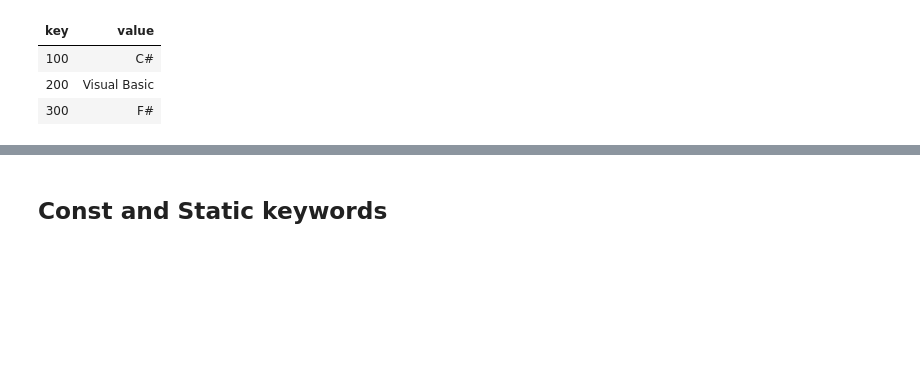
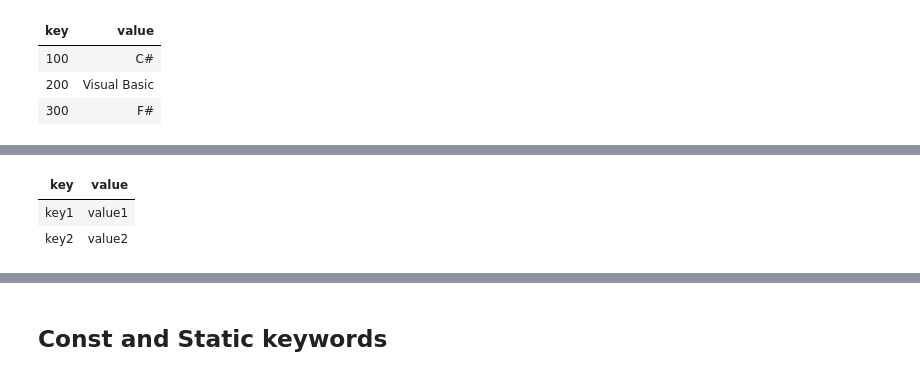
Before and after one commit to csharpfritz/csharp_with_csharpfritz, a Jupyter notebook: notebooks/0107-Errata_01.ipynb, the cells around one changed output, grey strips where cells are left out. Drawn from its saved outputs; the diff is of its cells as text; code cells hidden in the pictures; blank space fills up the shorter version.

```diff
--- a/notebooks/0107-Errata_01.ipynb
+++ b/notebooks/0107-Errata_01.ipynb
@@ -397,0 +408,10 @@ display(myDictionary);
+# %%
+var hashTbl = new Hashtable();
+hashTbl.Add("key1", "value1");
+hashTbl.Add("key2", "value2");
+
+display(hashTbl);
+# %% [output]
+| key | value |
+| key1 | value1 |
+| key2 | value2 |
```
Also changed, not shown: parts of 7 cells of this notebook.
